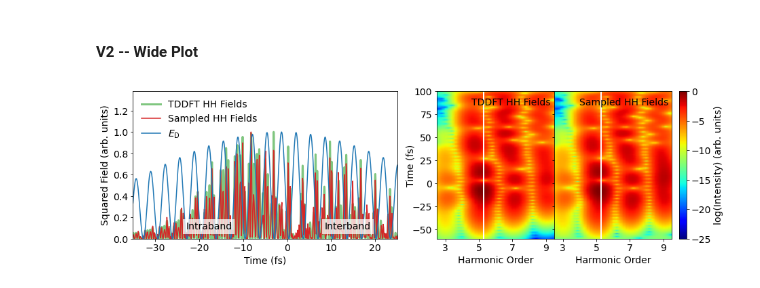
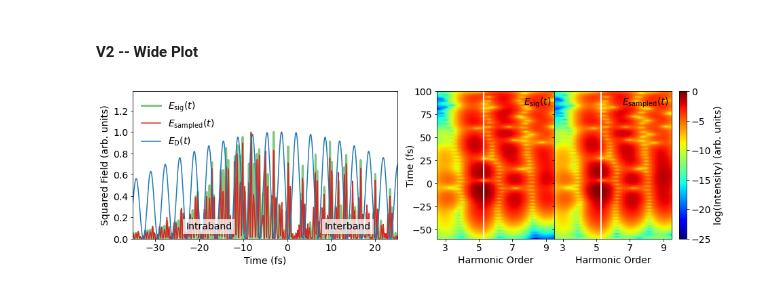
Before and after one commit to qnngroup/manu-uncovering-extreme-nonlinear-dynamics-in-solids-through-time-domain-field-analysis, a Jupyter notebook: analysis-and-plots.ipynb, the cells around one changed output. Cells and saved outputs as stored; diff of their text form; code cells hidden in the pictures.

```diff
--- a/analysis-and-plots.ipynb
+++ b/analysis-and-plots.ipynb
@@ -64,7 +64,7 @@ J_2_low = tddft_data_2_low['J']
 
 #Now we want to load the corresponding semiclassical data
 #for the low-intensity case with the 2-um driver.
-filename = './SIMULATION-DATA/Semiclassical model with TDDFT bandstructure/2-um F=0.001067605/Time_and_current_new_w_hole.txt'
+filename = './SIMULATION-DATA/Semiclassical model with TDDFT bandstructure/2-um F=0.001067605/Time_and_current_new.txt'
 t_2_low_semi_data = load.loadCurrents1D(filename)
 t_2_low_semi = np.squeeze(t_2_low_semi_data['t'])
 t_2_low_semi_fs = t_2_low_semi*1e15/pca.tcon #time in fs for convenience
@@ -968,15 +976,15 @@ t_range = 60
 t_fs_center = (t_fs[-1] + t_fs[0])/2.0
 
 plt.plot(t_fs_centered, (F_gen_region/np.abs(F_gen_region).max())**2,
-         label='TDDFT HH Fields',
+         label=r'$E_\mathrm{sig}(t)$',
          color='tab:green',
          linewidth=3.0, alpha=0.6)
 plt.plot(tau_range, (F_sampled_corrected/np.abs(F_sampled_corrected).max())**2,
-         label='Sampled HH Fields',
+         label=r'$E_\mathrm{sampled}(t)$',
          color='tab:red')
 plt.plot(tddft_data_2_high['t_drive']*1e15/pca.tcon - t_fs_center,
          tddft_data_2_high['F_drive']**2,
-         label=r'$E_\mathrm{D}$',
+         label=r'$E_\mathrm{D}(t)$',
          color='tab:blue')
 
 
@@ -1031,7 +1039,7 @@ ax2.set_xticks([3,5,7,9])
 photon_energy = f_harm*1e15*2*np.pi*pcSI.hbar/pcSI.evcon #Find photon energy of driver in eV
 plt.axvline(BG/photon_energy, linewidth=2, color='white');
 
-plt.text(0.97, 0.925, 'TDDFT HH Fields',
+plt.text(0.97, 0.925, r'$E_\mathrm{sig}(t)$',
          horizontalalignment='right',
          verticalalignment='center',
          transform=ax2.transAxes,
@@ -1050,32 +1058,32 @@ plt.pcolormesh(f_norm_sampled, t_spec_sampled,
 plt.xlabel('Harmonic Order', fontsize=14)
 
 cbar = plt.colorbar()
 
 plt.clim(-25, 0)
 plt.ylim(-60, 100)
 plt.xlim(2.5, 9.5)
 
 plt.tick_params(labelsize=14)
 cbar.ax.tick_params(labelsize=14)
 cbar.ax.set_ylabel('log(Intensity) (arb. units)', fontsize=14)
 
 #Turn off y-label of right plot as this axis is shared:
 plt.tick_params('y', labelleft=False)
 ax3.set_xticks([3,5,7,9])
 
 
 photon_energy = f_harm*1e15*2*np.pi*pcSI.hbar/pcSI.evcon #Find photon energy of driver in eV
 plt.axvline(BG/photon_energy, linewidth=2, color='white')
 
-plt.text(0.97, 0.925, 'Sampled HH Fields',
+plt.text(0.97, 0.925, r'$E_\mathrm{sampled}(t)$',
          horizontalalignment='right',
          verticalalignment='center',
          transform=ax3.transAxes,
          fontsize=14,
          color='black',
          bbox=dict(facecolor='white', alpha=0.0, edgecolor='none'));
 
 plt.savefig('sampled-vs-tddft-fields-2-um-high-wide.pdf', bbox_inches='tight');
 plt.savefig('sampled-vs-tddft-fields-2-um-high-wide.png', bbox_inches='tight', dpi=300);
 # %% [output]
-[figure, old version]
+[figure, new version]
```
Also changed, not shown: parts of 6 cells of this notebook, 10 other files.
